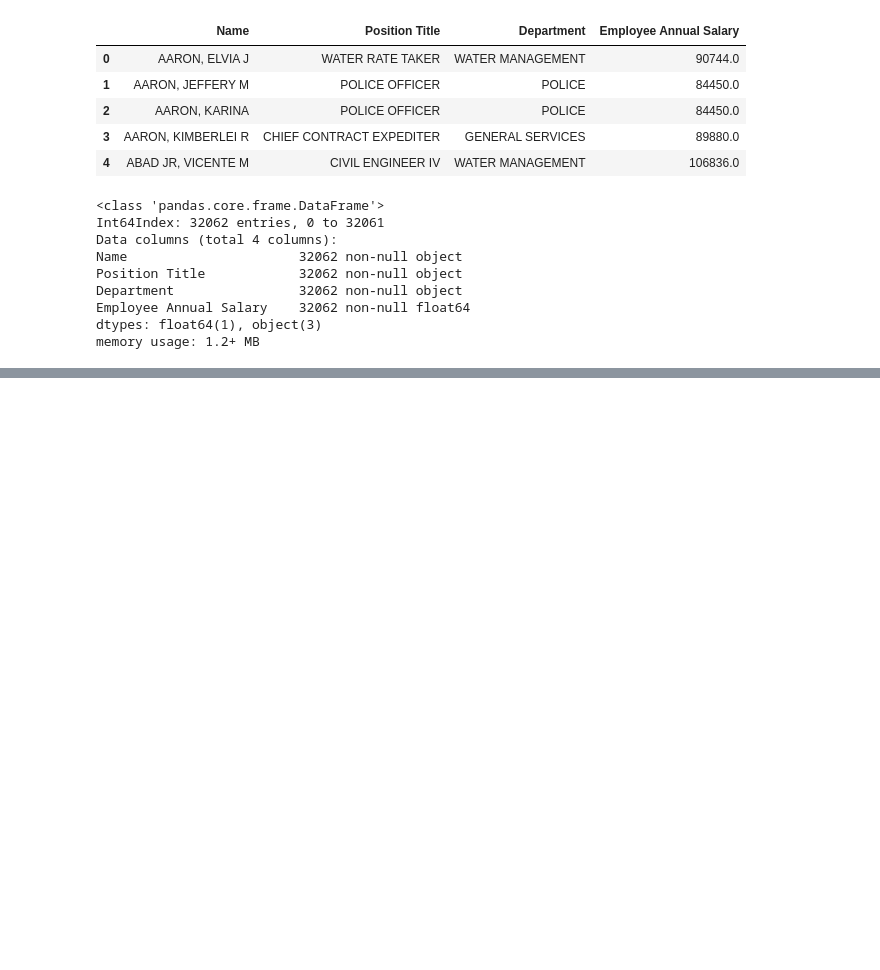
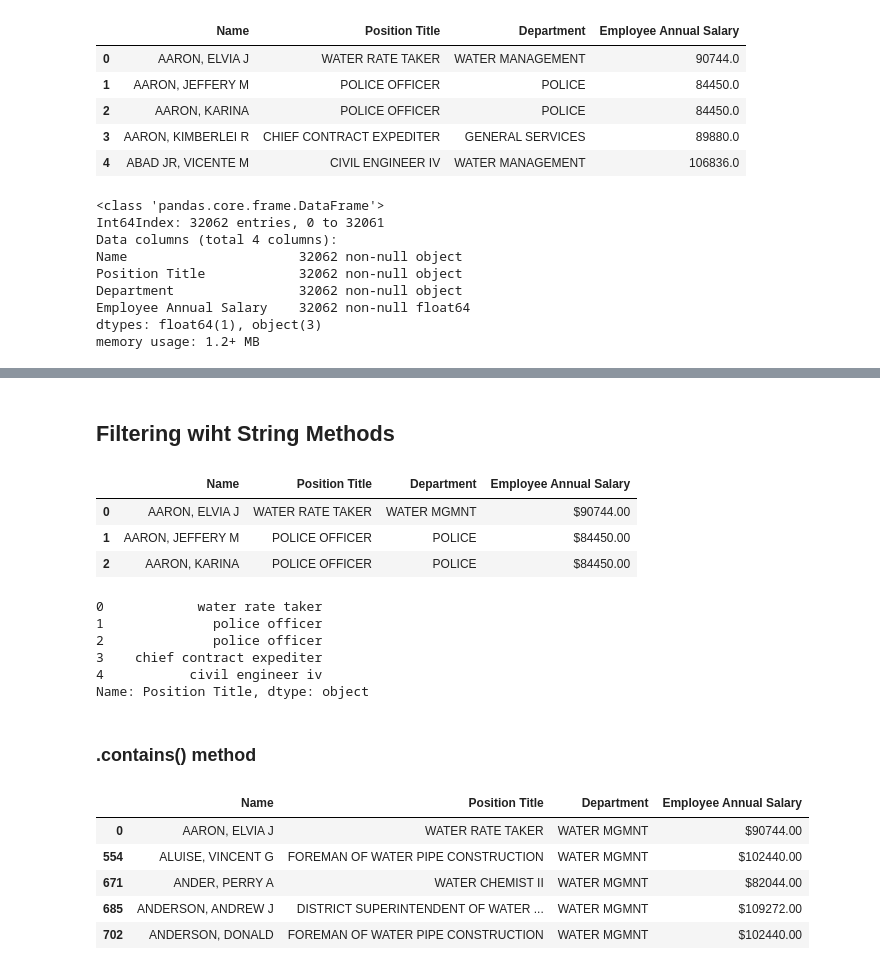
Before and after one commit to YoheiKo/DA_with_pandas_udemy, a Jupyter notebook: TextData.ipynb, the cells around one changed output, grey strips where cells are left out. Saved outputs shown, nothing was run; the diff lists cells and outputs as text; code cells hidden in the pictures; blank space fills up the shorter version.

```diff
--- a/TextData.ipynb
+++ b/TextData.ipynb
@@ -205,0 +228,33 @@ memory usage: 1.2+ MB
+# %% [markdown]
+## Filtering wiht String Methods
+# %%
+import pandas as pd
+chicago = pd.read_csv("chicago.csv").dropna(how = "all")
+chicago["Department"] = chicago["Department"].astype("category")
+chicago.head(3)
+# %% [output]
+|  | Name | Position Title | Department | Employee Annual Salary |
+| 0 | AARON, ELVIA J | WATER RATE TAKER | WATER MGMNT | $90744.00 |
+| 1 | AARON, JEFFERY M | POLICE OFFICER | POLICE | $84450.00 |
+| 2 | AARON, KARINA | POLICE OFFICER | POLICE | $84450.00 |
+# %%
+chicago["Position Title"].str.lower().head() # Normalize before filtering. Pandas string match is case sensitive
+# %% [output]
+0            water rate taker
+1              police officer
+2              police officer
+3    chief contract expediter
+4           civil engineer iv
+Name: Position Title, dtype: object
+# %% [markdown]
+### .contains() method
+# %%
+mask = chicago["Position Title"].str.lower().str.contains("water")  # .contains() returen boolean
+chicago[mask].head()
+# %% [output]
+|  | Name | Position Title | Department | Employee Annual Salary |
+| 0 | AARON, ELVIA J | WATER RATE TAKER | WATER MGMNT | $90744.00 |
+| 554 | ALUISE, VINCENT G | FOREMAN OF WATER PIPE CONSTRUCTION | WATER MGMNT | $102440.00 |
+| 671 | ANDER, PERRY A | WATER CHEMIST II | WATER MGMNT | $82044.00 |
+| 685 | ANDERSON, ANDREW J | DISTRICT SUPERINTENDENT OF WATER ... | WATER MGMNT | $109272.00 |
+| 702 | ANDERSON, DONALD | FOREMAN OF WATER PIPE CONSTRUCTION | WATER MGMNT | $102440.00 |
```
Also changed, not shown: parts of 32 cells of this notebook.
